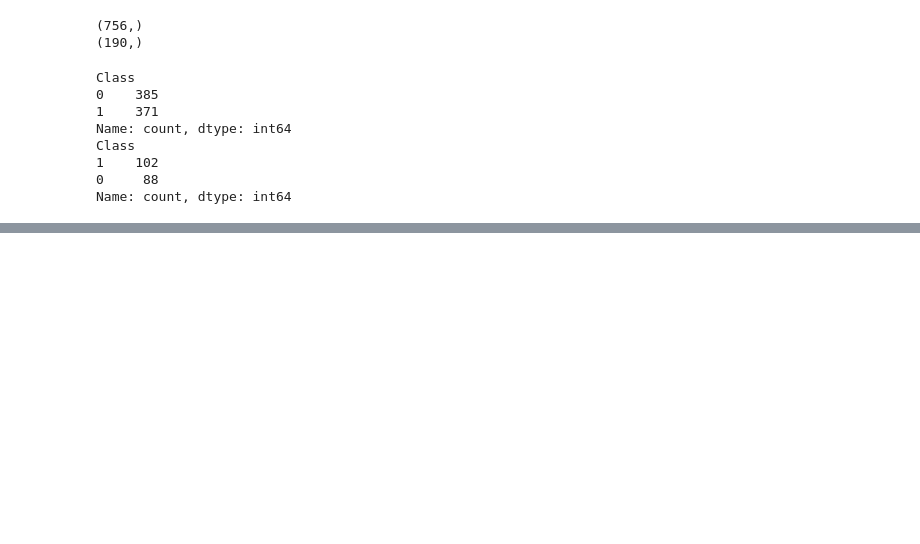
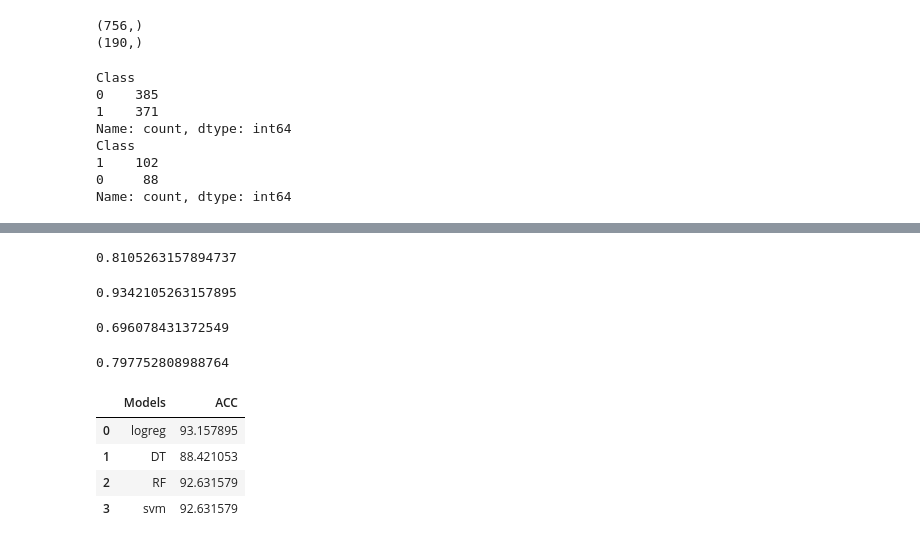
Before and after one commit to SurekhaBerlin/Credit-Card-Fraud-Prediction-using-ML, a Jupyter notebook: Credit_Card_Fraud_Prediction_using_ML_ipynb.ipynb, the cells around one changed output, grey strips where cells are left out. Saved outputs shown, nothing was run; the diff lists cells and outputs as text; code cells hidden in the pictures; blank space fills up the shorter version.

```diff
--- a/Credit_Card_Fraud_Prediction_using_ML_ipynb.ipynb
+++ b/Credit_Card_Fraud_Prediction_using_ML_ipynb.ipynb
@@ -291,0 +338,2 @@ Name: count, dtype: int64
+# %%
+y_pred2 = dt.predict(X_test)
@@ -291,0 +361,3 @@ Name: count, dtype: int64
+# %%
+rf = RandomForestClassifier()
+rf.fit(X_train, y_train)
@@ -291,0 +366,2 @@ Name: count, dtype: int64
+# %%
+y_pred3 = rf.predict(X_test)
@@ -291,0 +394,31 @@ Name: count, dtype: int64
+# %%
+accuracy_score(y_test, y_pred4)
+# %% [output]
+0.8105263157894737
+# %%
+precision_score(y_test, y_pred4)
+# %% [output]
+0.9342105263157895
+# %%
+recall_score(y_test, y_pred4)
+# %% [output]
+0.696078431372549
+# %%
+f1_score(y_test, y_pred4)
+# %% [output]
+0.797752808988764
+# %%
+final_data = pd.DataFrame({'Models':['logreg','DT','RF','svm'],
+              "ACC":[accuracy_score(y_test,y_pred1)*100,
+                     accuracy_score(y_test,y_pred2)*100,
+                     accuracy_score(y_test,y_pred3)*100,
+                     accuracy_score(y_test,y_pred3)*100
+                    ]})
+# %%
+final_data
+# %% [output]
+|  | Models | ACC |
+| 0 | logreg | 93.157895 |
+| 1 | DT | 88.421053 |
+| 2 | RF | 92.631579 |
+| 3 | svm | 92.631579 |
```
Also changed, not shown: parts of 27 cells of this notebook.
